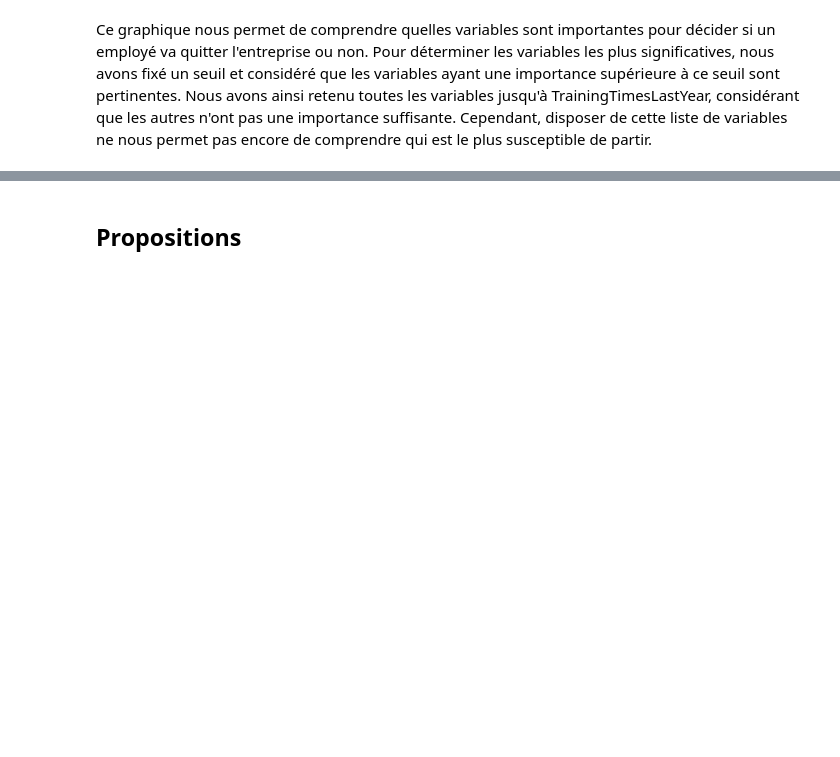
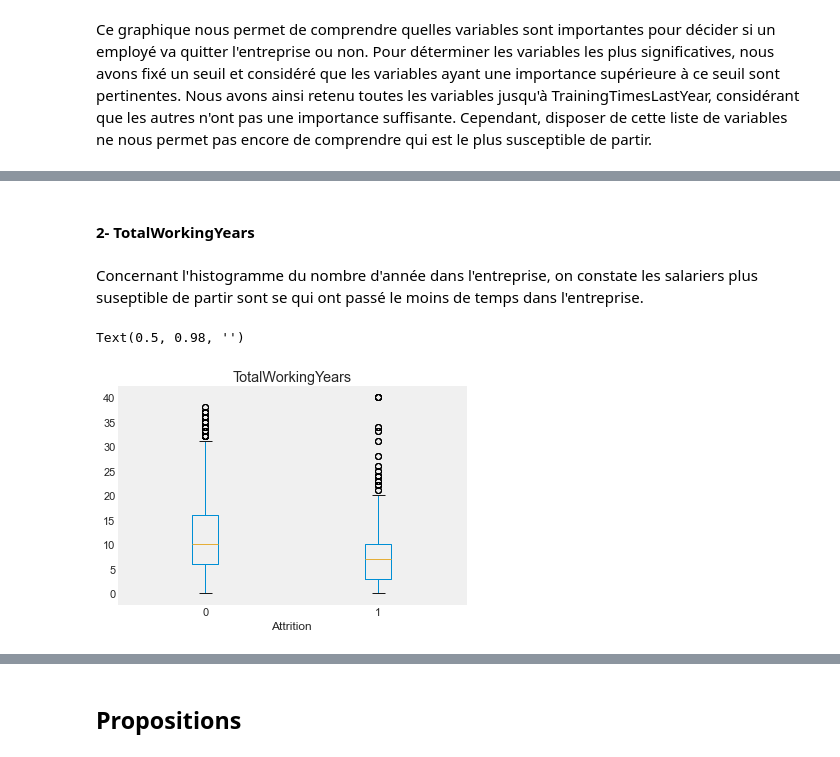
Before and after one commit to itsyanis/Machine-Learning-Project, a Jupyter notebook: Livrable_Projet IA.ipynb, the cells around one changed output, grey strips where cells are left out. Drawn from its saved outputs; the diff is of its cells as text; code cells hidden in the pictures; blank space fills up the shorter version.

```diff
--- a/Livrable_Projet IA.ipynb
+++ b/Livrable_Projet IA.ipynb
@@ -1152,0 +1145,10 @@ Ce graphique nous permet de comprendre quelles variables sont importantes pour d
+# %% [markdown]
+#### 2- TotalWorkingYears
+# %% [markdown]
+Concernant l'histogramme du nombre d'année dans l'entreprise, on constate les salariers plus suseptible de partir sont se qui ont passé le moins de temps dans l'entreprise.
+# %%
+data_merged.boxplot(by ='Attrition', column = "TotalWorkingYears", grid = False, figsize=None)
+plt.suptitle("")
+# %% [output]
+Text(0.5, 0.98, '')
+[figure, added]
```
Also changed, not shown: parts of 45 cells of this notebook.
